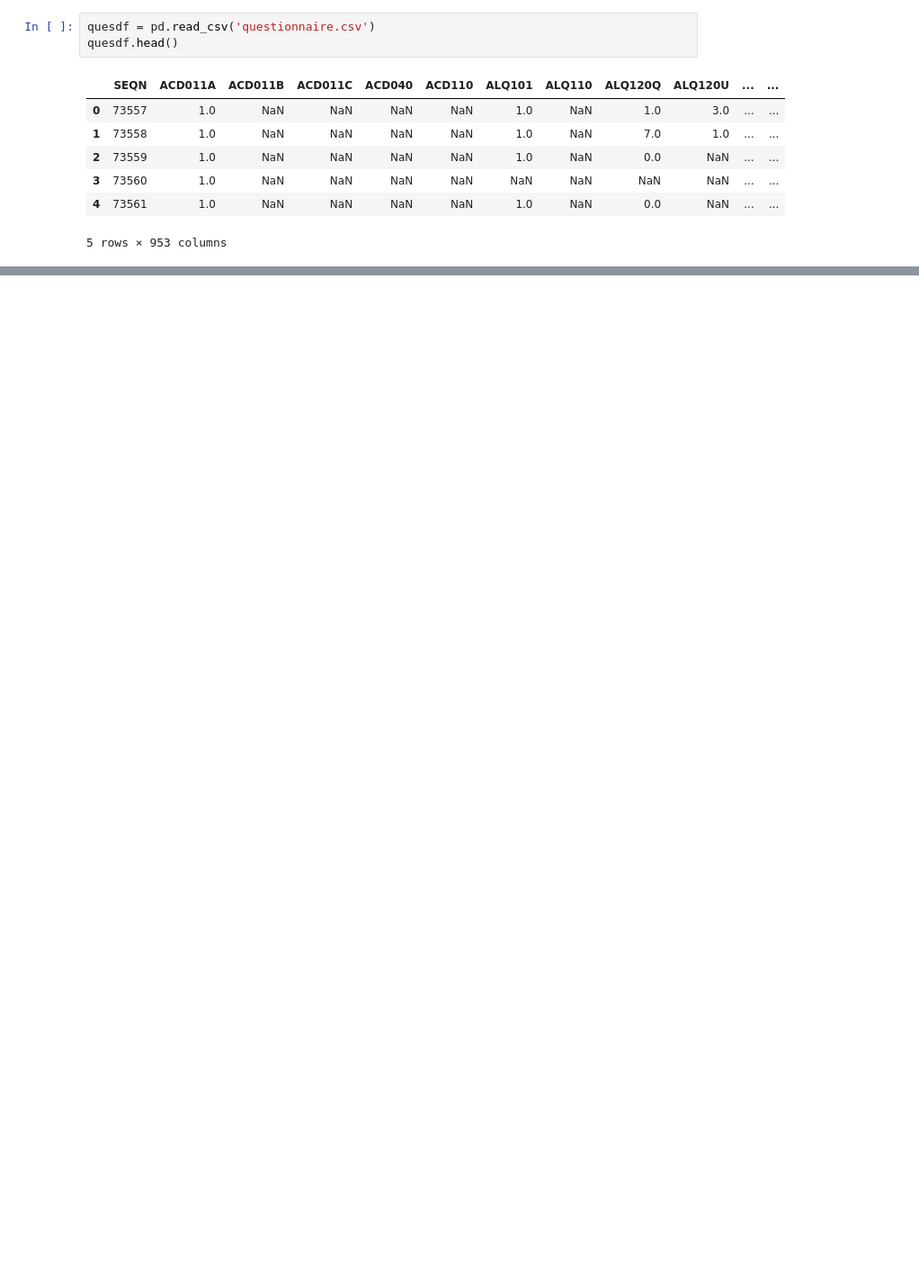
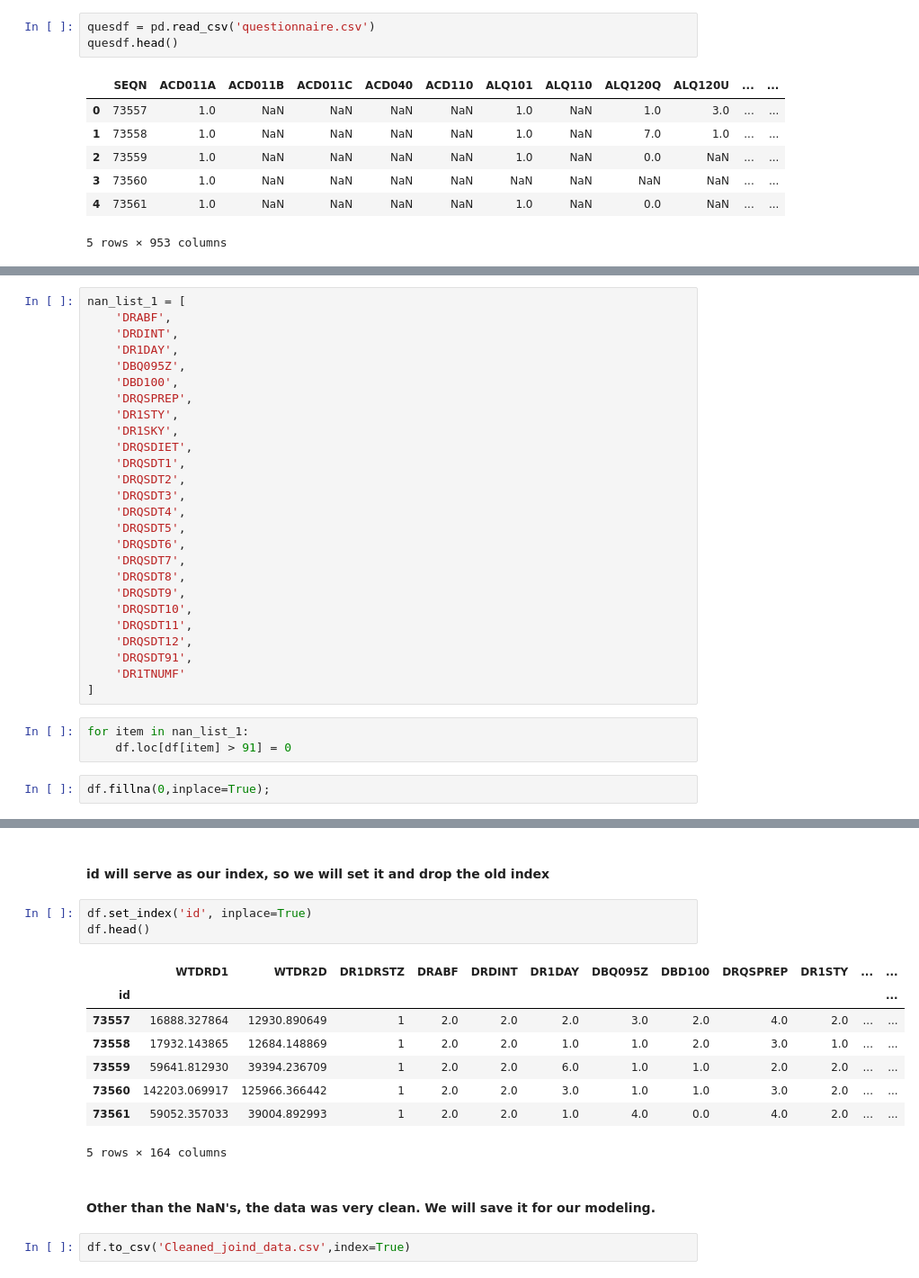
Before and after one commit to Cheffrey2000/dsc-mod-5-project-online-ds-ft-090919, a Jupyter notebook: Data Exploration.ipynb, the cells around one changed output, grey strips where cells are left out. Shown: that part at 90% size. Drawn from its saved outputs; the diff is of its cells as text; blank space fills up the shorter version.

```diff
--- a/Data Exploration.ipynb
+++ b/Data Exploration.ipynb
@@ -51,0 +161,31 @@ quesdf.head()
+# %%
+nan_list_1 = [
+    'DRABF',
+    'DRDINT',
+    'DR1DAY',
+    'DBQ095Z',
+    'DBD100',
+    'DRQSPREP',
+    'DR1STY',
+    'DR1SKY',
+    'DRQSDIET',
+    'DRQSDT1',
+    'DRQSDT2',
+    'DRQSDT3',
+    'DRQSDT4',
+    'DRQSDT5',
+    'DRQSDT6',
+    'DRQSDT7',
+    'DRQSDT8',
+    'DRQSDT9',
+    'DRQSDT10',
+    'DRQSDT11',
+    'DRQSDT12',
+    'DRQSDT91',
+    'DR1TNUMF'
+]
+# %%
+for item in nan_list_1:
+    df.loc[df[item] > 91] = 0
+# %%
+df.fillna(0,inplace=True);
@@ -51,0 +234,18 @@ quesdf.head()
+# %% [markdown]
+#### id will serve as our index, so we will set it and drop the old index
+# %%
+df.set_index('id', inplace=True)
+df.head()
+# %% [output]
+|  | WTDRD1 | WTDR2D | DR1DRSTZ | DRABF | DRDINT | DR1DAY | DBQ095Z | DBD100 | DRQSPREP | DR1STY | ... | ... |
+| id |  |  |  |  |  |  |  |  |  |  |  | ... |
+| 73557 | 16888.327864 | 12930.890649 | 1 | 2.0 | 2.0 | 2.0 | 3.0 | 2.0 | 4.0 | 2.0 | ... | ... |
+| 73558 | 17932.143865 | 12684.148869 | 1 | 2.0 | 2.0 | 1.0 | 1.0 | 2.0 | 3.0 | 1.0 | ... | ... |
+| 73559 | 59641.812930 | 39394.236709 | 1 | 2.0 | 2.0 | 6.0 | 1.0 | 1.0 | 2.0 | 2.0 | ... | ... |
+| 73560 | 142203.069917 | 125966.366442 | 1 | 2.0 | 2.0 | 3.0 | 1.0 | 1.0 | 3.0 | 2.0 | ... | ... |
+| 73561 | 59052.357033 | 39004.892993 | 1 | 2.0 | 2.0 | 1.0 | 4.0 | 0.0 | 4.0 | 2.0 | ... | ... |
+5 rows × 164 columns
+# %% [markdown]
+#### Other than the NaN's, the data was very clean.  We will save it for our modeling.
+# %%
+df.to_csv('Cleaned_joind_data.csv',index=True)
```
Also changed, not shown: parts of 16 cells of this notebook, 2 other files.
